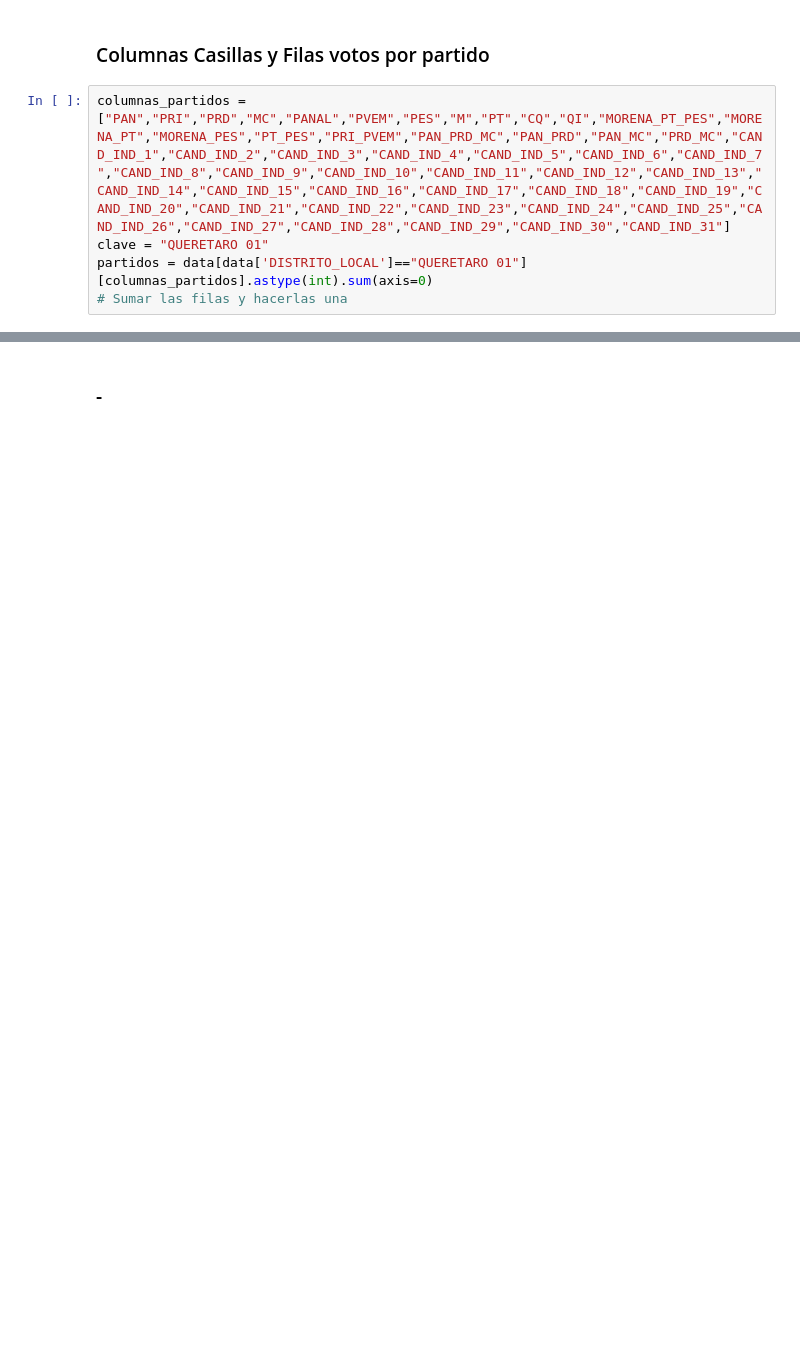
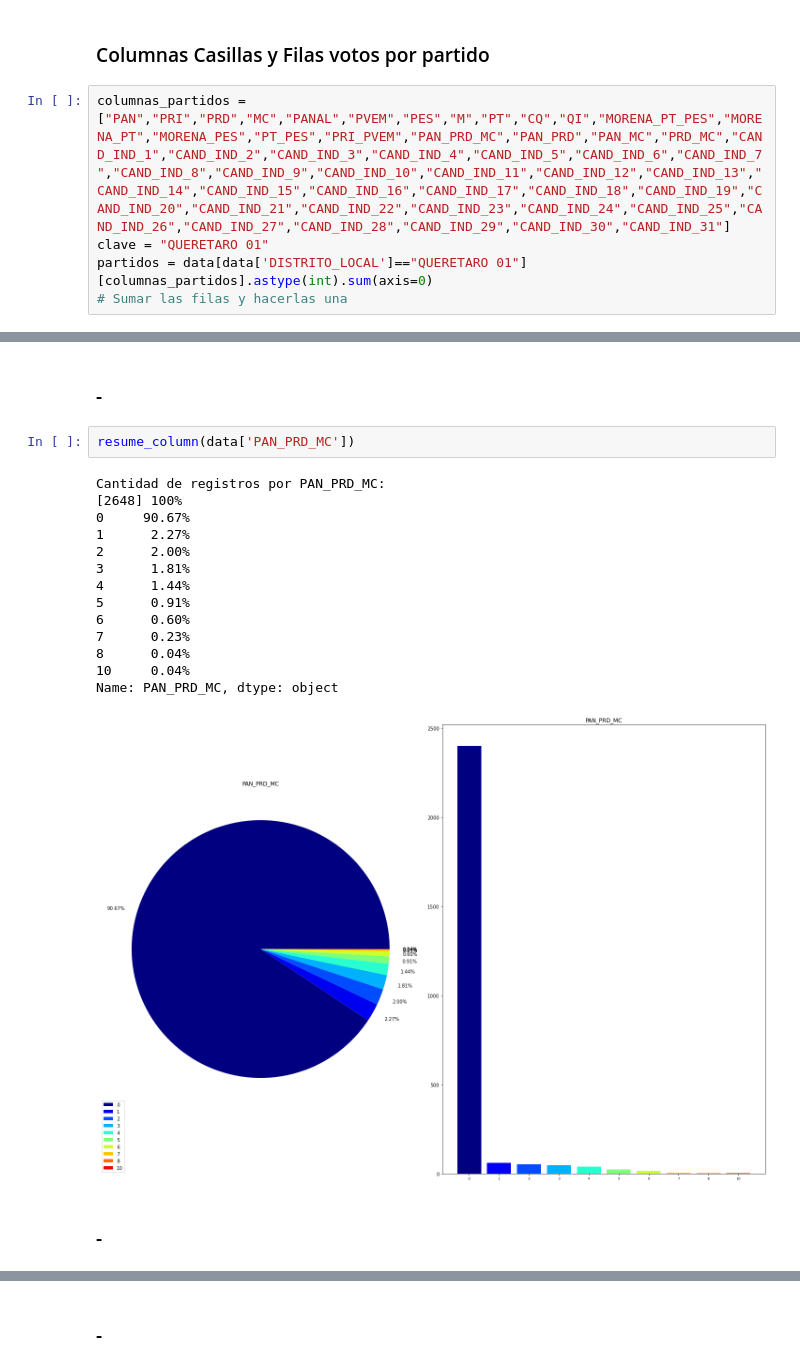
Before and after one commit to M1ndBlast/Data-Mining, a Jupyter notebook: analisis_datos.ipynb, the cells around one changed output, grey strips where cells are left out. Saved outputs shown, nothing was run; the diff lists cells and outputs as text; blank space fills up the shorter version.

```diff
--- a/analisis_datos.ipynb
+++ b/analisis_datos.ipynb
@@ -341,3 +261,24 @@ Name: count, dtype: object
+# %% [markdown]
+### -
+# %%
+resume_column(data['PAN_PRD_MC'])
+# %% [output]
+Cantidad de registros por PAN_PRD_MC:
+[2648] 100%
+0     90.67%
+1      2.27%
+2      2.00%
+3      1.81%
+4      1.44%
+5      0.91%
+6      0.60%
+7      0.23%
+8      0.04%
+10     0.04%
+Name: PAN_PRD_MC, dtype: object
+[figure, added]
+# %% [markdown]
+### -
 # %%
 resume_column(data['UBICACION_CASILLA'])
 # %% [output]
```
Also changed, not shown: parts of 11 cells of this notebook.
